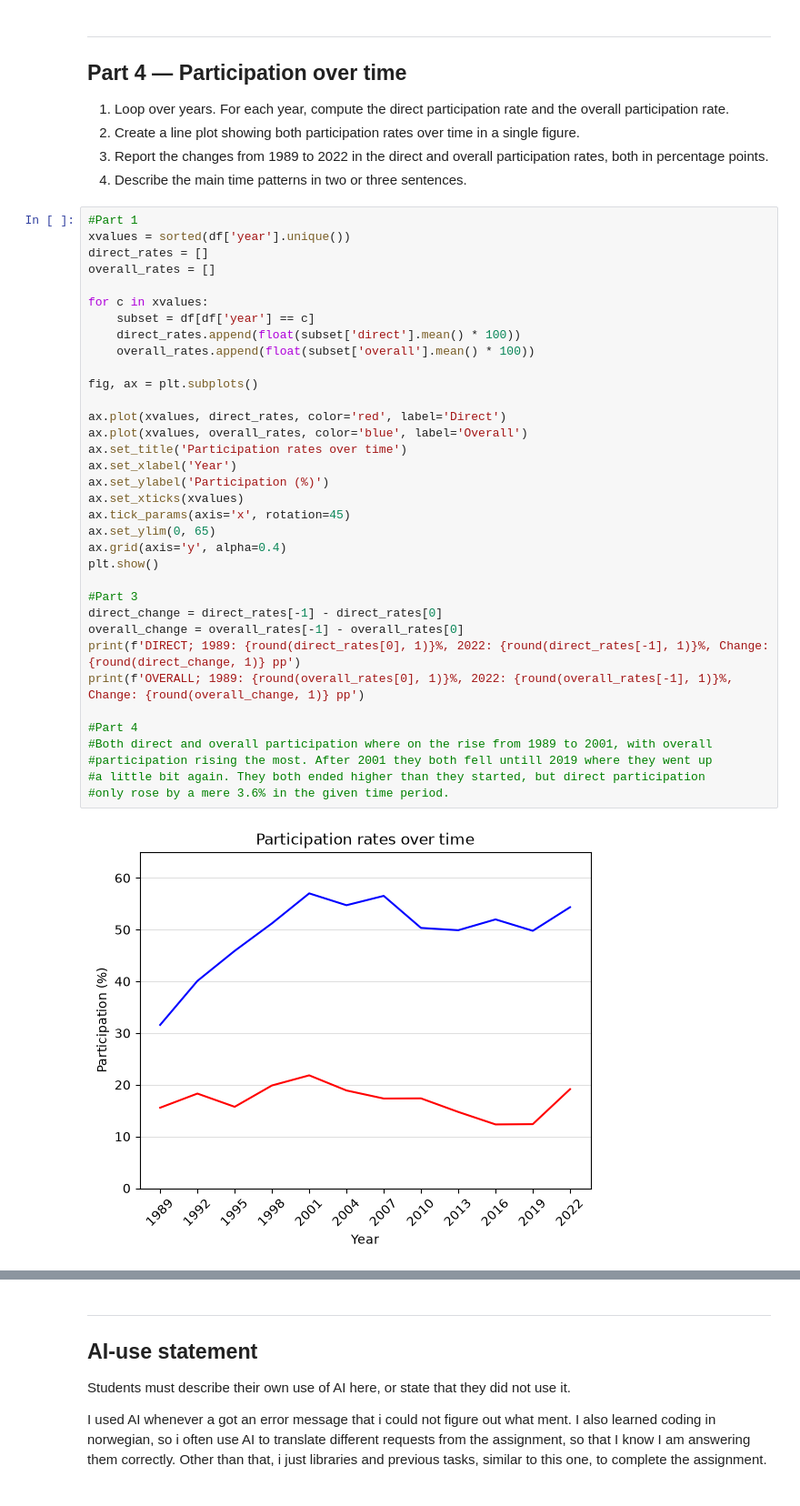
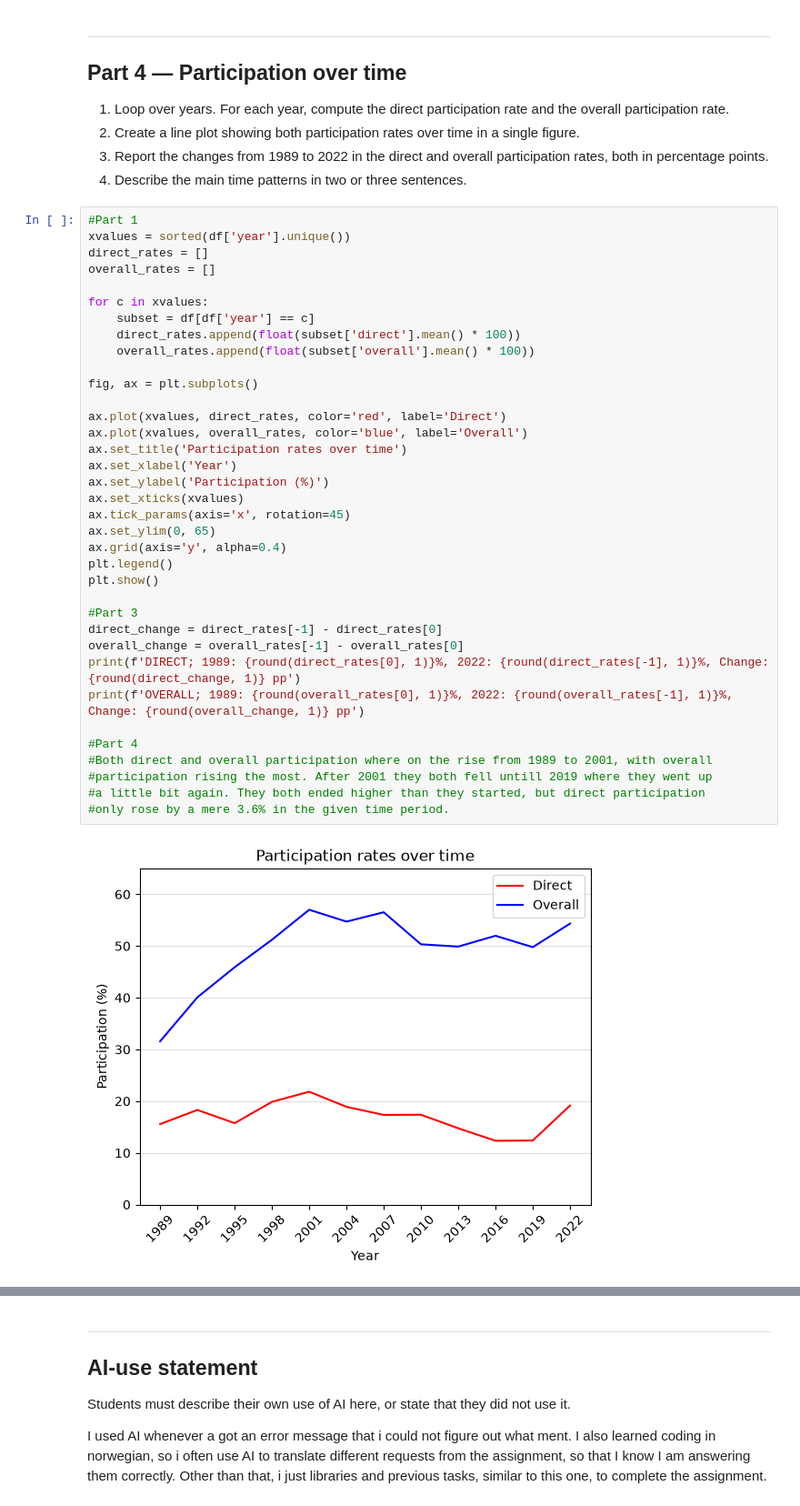
Before and after one commit to Josserntk/TECH2-H26-assignment3, a Jupyter notebook: assignment3.ipynb, the cells around one changed output, grey strips where cells are left out. Shown at 91% size. Cells and saved outputs as stored; diff of their text form.

```diff
--- a/assignment3.ipynb
+++ b/assignment3.ipynb
@@ -262,34 +262,35 @@ overall_rates = []
 for c in xvalues:
     subset = df[df['year'] == c]
     direct_rates.append(float(subset['direct'].mean() * 100))
     overall_rates.append(float(subset['overall'].mean() * 100))
 
 fig, ax = plt.subplots()
 
 ax.plot(xvalues, direct_rates, color='red', label='Direct')
 ax.plot(xvalues, overall_rates, color='blue', label='Overall')
 ax.set_title('Participation rates over time')
 ax.set_xlabel('Year')
 ax.set_ylabel('Participation (%)')
 ax.set_xticks(xvalues)
 ax.tick_params(axis='x', rotation=45)
 ax.set_ylim(0, 65)
 ax.grid(axis='y', alpha=0.4)
+plt.legend()
 plt.show()
 
 #Part 3
 direct_change = direct_rates[-1] - direct_rates[0]
 overall_change = overall_rates[-1] - overall_rates[0]
 print(f'DIRECT; 1989: {round(direct_rates[0], 1)}%, 2022: {round(direct_rates[-1], 1)}%, Change: {round(direct_change, 1)} pp')
 print(f'OVERALL; 1989: {round(overall_rates[0], 1)}%, 2022: {round(overall_rates[-1], 1)}%, Change: {round(overall_change, 1)} pp')
 
 #Part 4
 #Both direct and overall participation where on the rise from 1989 to 2001, with overall
 #participation rising the most. After 2001 they both fell untill 2019 where they went up
 #a little bit again. They both ended higher than they started, but direct participation
 #only rose by a mere 3.6% in the given time period.
 # %% [output]
-[figure, old version]
+[figure, new version]
 DIRECT; 1989: 15.6%, 2022: 19.2%, Change: 3.6 pp
 OVERALL; 1989: 31.6%, 2022: 54.3%, Change: 22.8 pp
 # %% [markdown]
```
